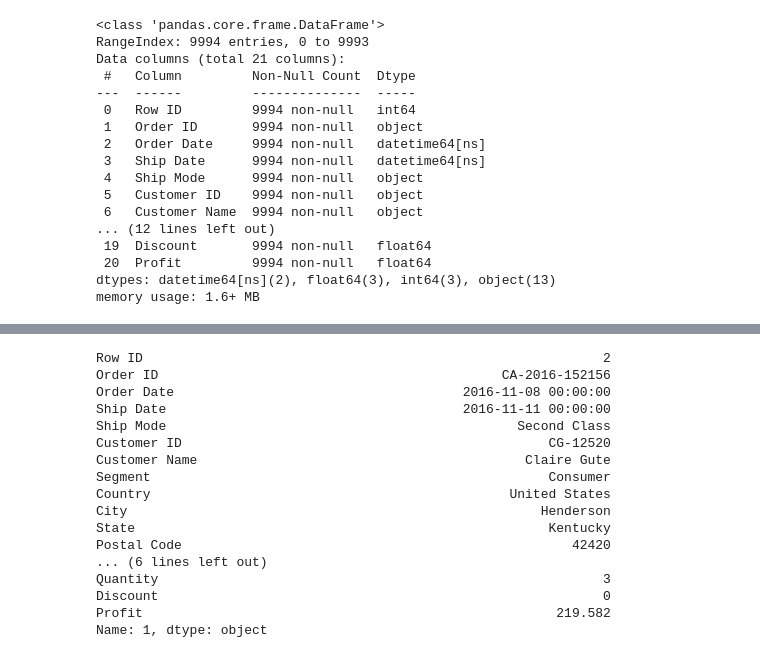
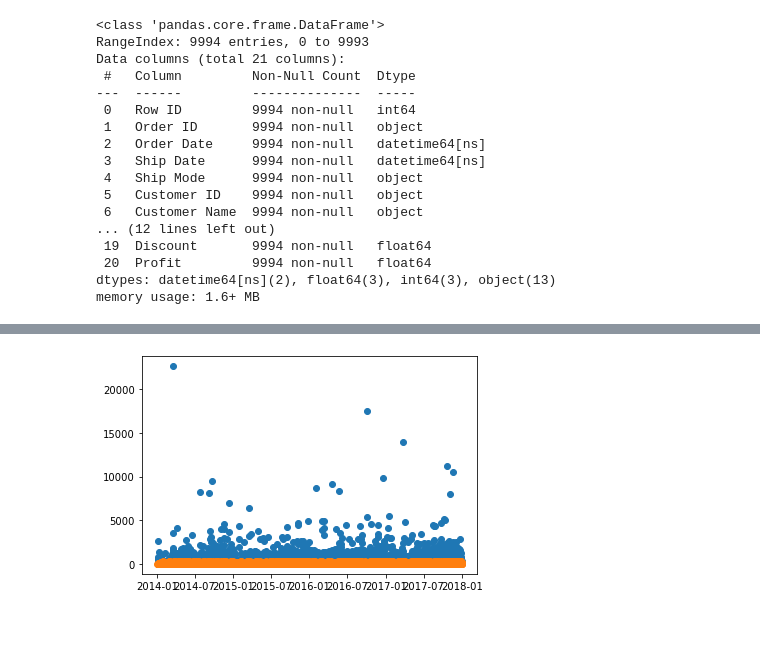
Before and after one commit to kl1986/Anomaly-Detection-1, a Jupyter notebook: Untitled.ipynb, the cells around one changed output, grey strips where cells are left out. Saved outputs shown, nothing was run; the diff lists cells and outputs as text; code cells hidden in the pictures; blank space fills up the shorter version.

```diff
--- a/Untitled.ipynb
+++ b/Untitled.ipynb
@@ -108,20 +100,6 @@ line_outlier = detect_isolation_forest(df, 'Sales')
-# %%
-line_outlier
-# %% [output]
-Row ID                                                           2
-Order ID                                            CA-2016-152156
-Order Date                                     2016-11-08 00:00:00
-Ship Date                                      2016-11-11 00:00:00
-Ship Mode                                             Second Class
-Customer ID                                               CG-12520
-Customer Name                                          Claire Gute
-Segment                                                   Consumer
-Country                                              United States
-City                                                     Henderson
-State                                                     Kentucky
-Postal Code                                                  42420
-... (6 lines left out)
-Quantity                                                         3
-Discount                                                         0
-Profit                                                     219.582
-Name: 1, dtype: object
+# %%
+plt.scatter(df[df['outlier isolation forest Sales']==-1]['Order Date'], df[df['outlier isolation forest Sales']==-1]['Sales'])
+plt.scatter(df[df['outlier isolation forest Sales']==1]['Order Date'], df[df['outlier isolation forest Sales']==1]['Sales'])
+plt.show()
+# %% [output]
+[figure, added]
```
Also changed, not shown: parts of 7 cells of this notebook.
